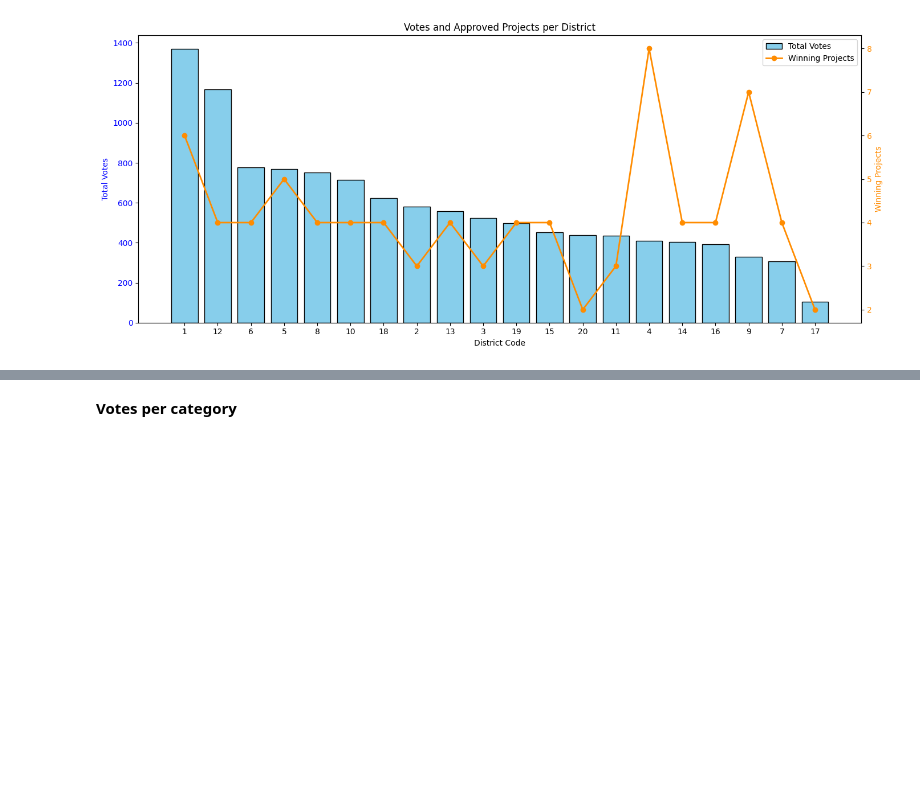
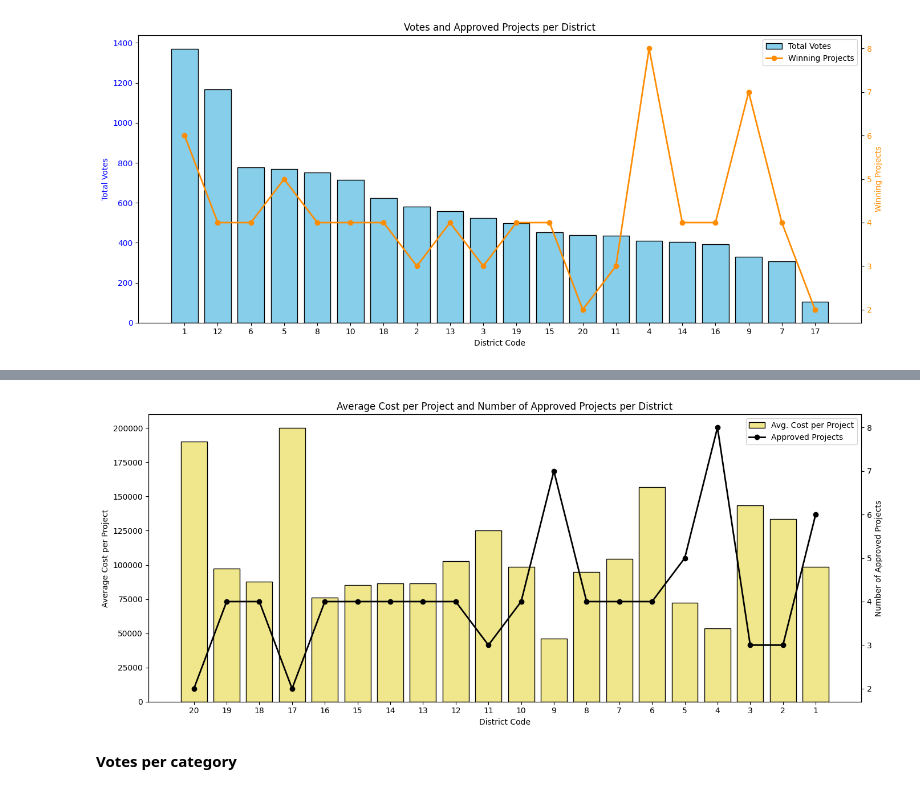
Before and after one commit to SamuelMalaga/M2IS-Internship-XAI, a Jupyter notebook: XAI_Descritpive_analysis.ipynb, the cells around one changed output, grey strips where cells are left out. Cells and saved outputs as stored; diff of their text form; code cells hidden in the pictures; blank space fills up the shorter version.

```diff
--- a/XAI_Descritpive_analysis.ipynb
+++ b/XAI_Descritpive_analysis.ipynb
@@ -293,3 +352,49 @@ plt.show()
+# %%
+# Filter approved projects
+approved_df = aggregatedProjectsDF.loc[aggregatedProjectsDF.approved]
+
+# Compute metrics per district
+approved_projects = approved_df.groupby('agg_district_code').size()
+avg_cost_per_district = approved_df.groupby('agg_district_code')['cost'].mean()
+
+# Combine into a DataFrame
+result = pd.DataFrame({
+    'approved_projects': approved_projects,
+    'avg_cost_per_project': avg_cost_per_district
+}).fillna(0)
+
+# Sort by average cost for clearer bar chart
+result_sorted = result.sort_values('agg_district_code', ascending=False)
+
+# Set up figure
+fig, ax1 = plt.subplots(figsize=(14, 6))
+
+# Bar chart: Average cost per project
+bars = ax1.bar(result_sorted.index.astype(str), result_sorted['avg_cost_per_project'],
+               color='khaki', edgecolor='black', label='Avg. Cost per Project')
+ax1.set_xlabel('District Code')
+ax1.set_ylabel('Average Cost per Project', color='black')
+ax1.tick_params(axis='y', labelcolor='black')
+
+# Second y-axis: Number of approved projects
+ax2 = ax1.twinx()
+ax2.plot(result_sorted.index.astype(str), result_sorted['approved_projects'],
+         color='black', marker='o', linewidth=2, label='Approved Projects')
+ax2.set_ylabel('Number of Approved Projects', color='black')
+ax2.tick_params(axis='y', labelcolor='black')
+
+# Titles and layout
+plt.title('Average Cost per Project and Number of Approved Projects per District')
+fig.tight_layout()
+
+# Combine legends from both axes
+lines_labels = [ax.get_legend_handles_labels() for ax in [ax1, ax2]]
+lines, labels = [sum(lol, []) for lol in zip(*lines_labels)]
+ax1.legend(lines, labels, loc='upper right')
+
+plt.show()
+# %% [output]
+[figure, added]
 # %% [markdown]
 **Votes per category**
 # %%
```
Also changed, not shown: parts of 3 cells of this notebook, 10 other files.
